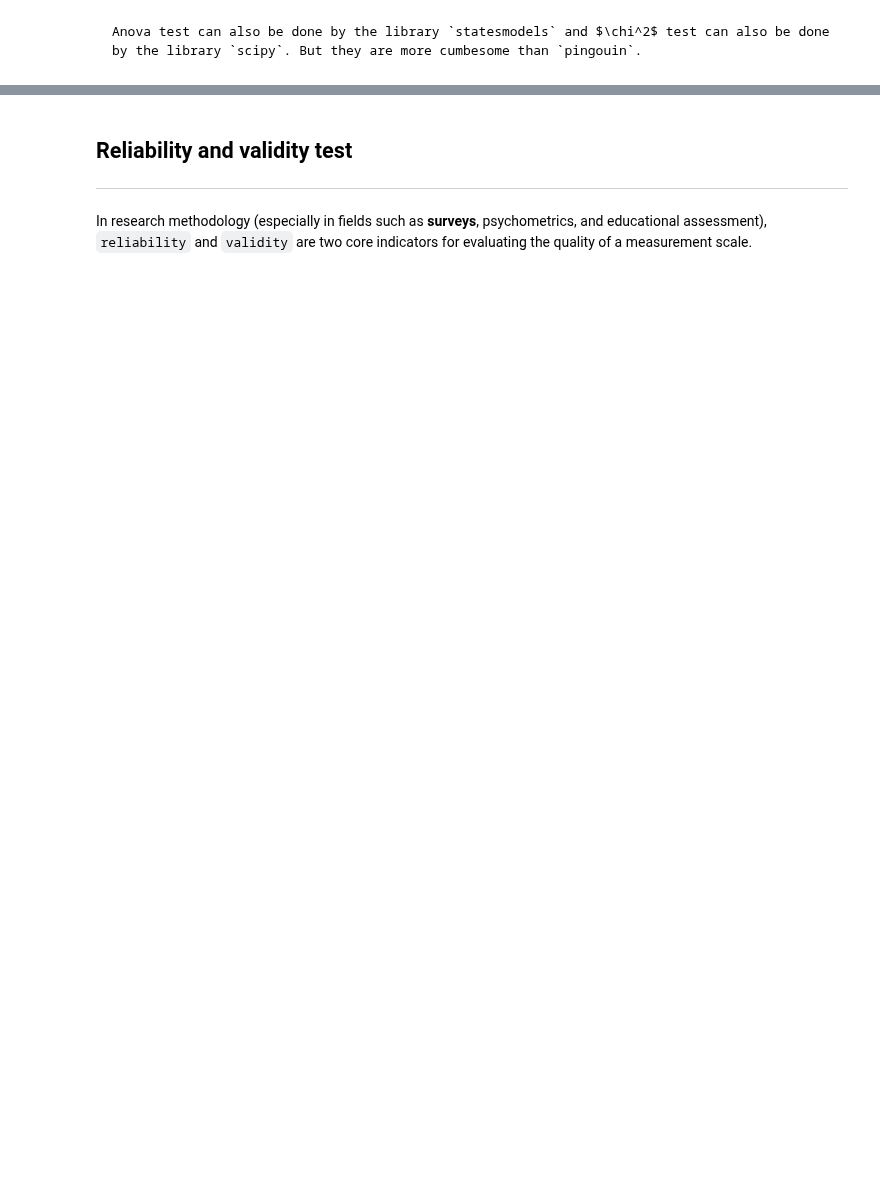
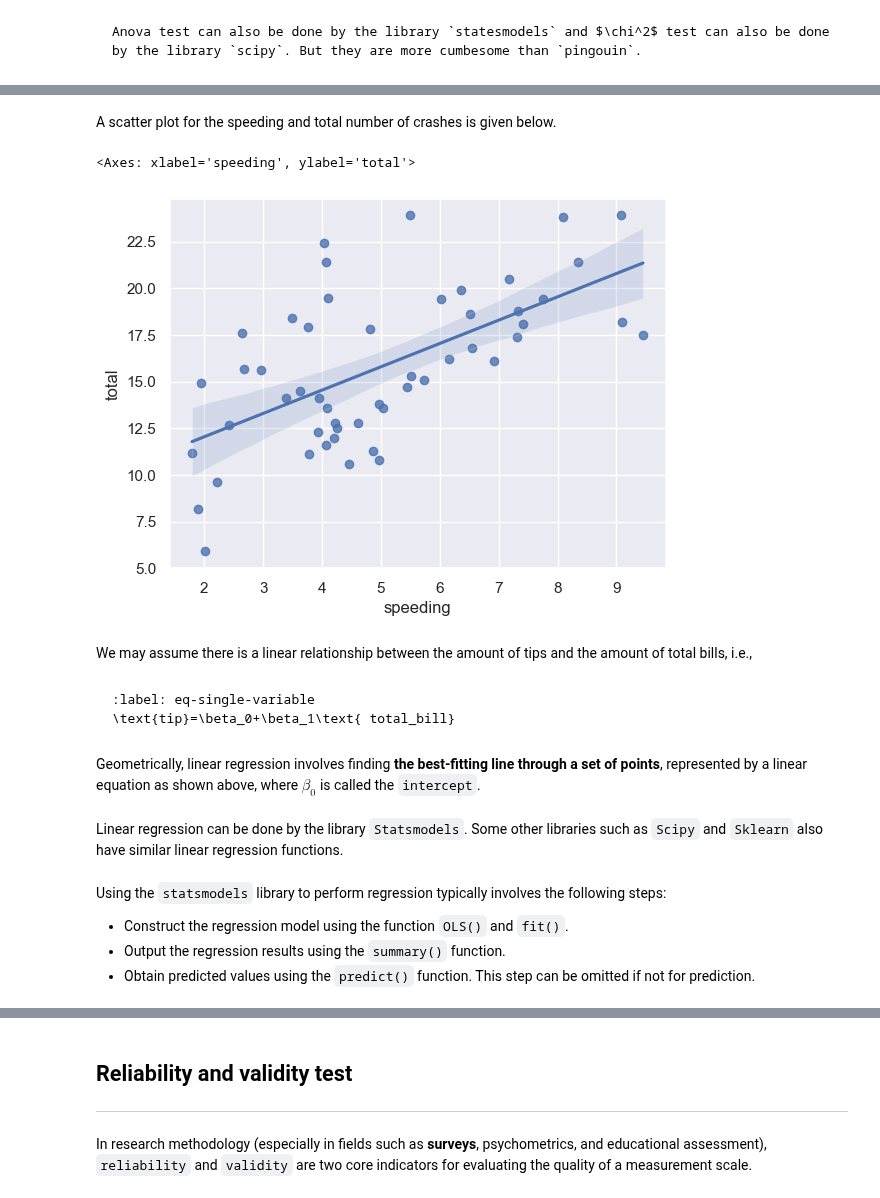
Before and after one commit to RobinChen121/book-Python-Data-Science-en, a Jupyter notebook: data-science/_build/jupyter_execute/statistics1.ipynb, the cells around one changed output, grey strips where cells are left out. Drawn from its saved outputs; the diff is of its cells as text; code cells hidden in the pictures; blank space fills up the shorter version.

````diff
--- a/data-science/_build/jupyter_execute/statistics1.ipynb
+++ b/data-science/_build/jupyter_execute/statistics1.ipynb
@@ -532,0 +542,5 @@ Anova test can also be done by the library `statesmodels` and $\chi^2$ test can
+# %%
+import seaborn as sns
+
+crashes = sns.load_dataset('car_crashes')
+crashes.head()
@@ -532,0 +565,24 @@ Anova test can also be done by the library `statesmodels` and $\chi^2$ test can
+# %% [markdown]
+A scatter plot for the speeding and total number of crashes is given below.
+# %%
+sns.regplot(data=crashes, x="speeding", y="total")
+# %% [output]
+<Axes: xlabel='speeding', ylabel='total'>
+[figure, added]
+# %% [markdown]
+ We may assume there is a linear relationship between the amount of tips and the amount of total bills, i.e.,
+# %% [markdown]
+```{math}
+:label: eq-single-variable
+\text{tip}=\beta_0+\beta_1\text{ total_bill}
+```
+# %% [markdown]
+Geometrically, linear regression involves finding **the best-fitting line through a set of points**, represented by a linear equation as shown above, where $\beta_0$ is called the `intercept`.
+# %% [markdown]
+Linear regression can be done by the library `Statsmodels`. Some other libraries such as `Scipy` and `Sklearn` also have similar linear regression functions.
+# %% [markdown]
+Using the `statsmodels` library to perform regression typically involves the following steps:
+
+* Construct the regression model using the function `OLS()` and `fit()`.
+* Output the regression results using the `summary()` function.
+* Obtain predicted values using the `predict()` function. This step can be omitted if not for prediction.
````
Also changed, not shown: parts of 32 cells of this notebook, 46 other files.
